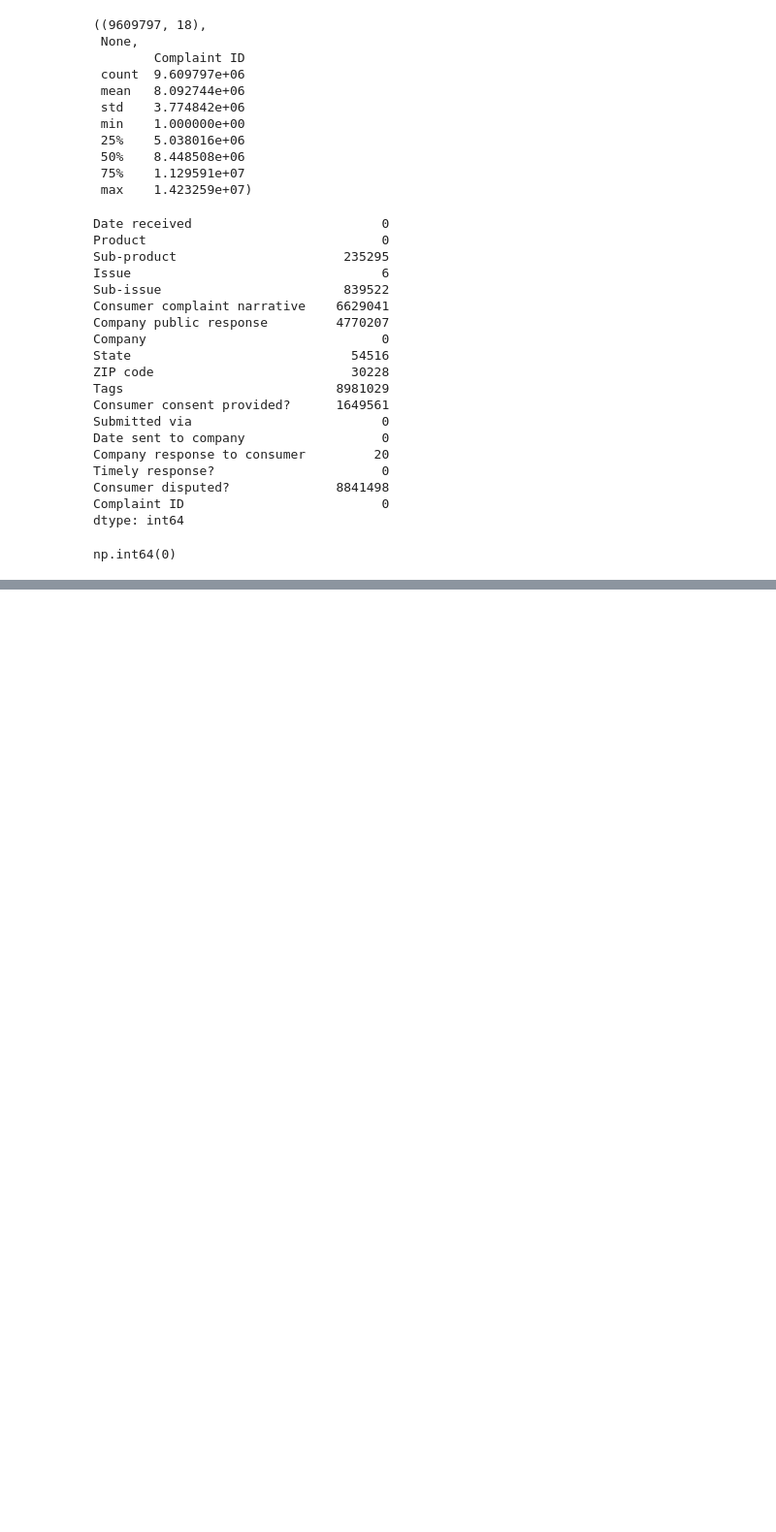
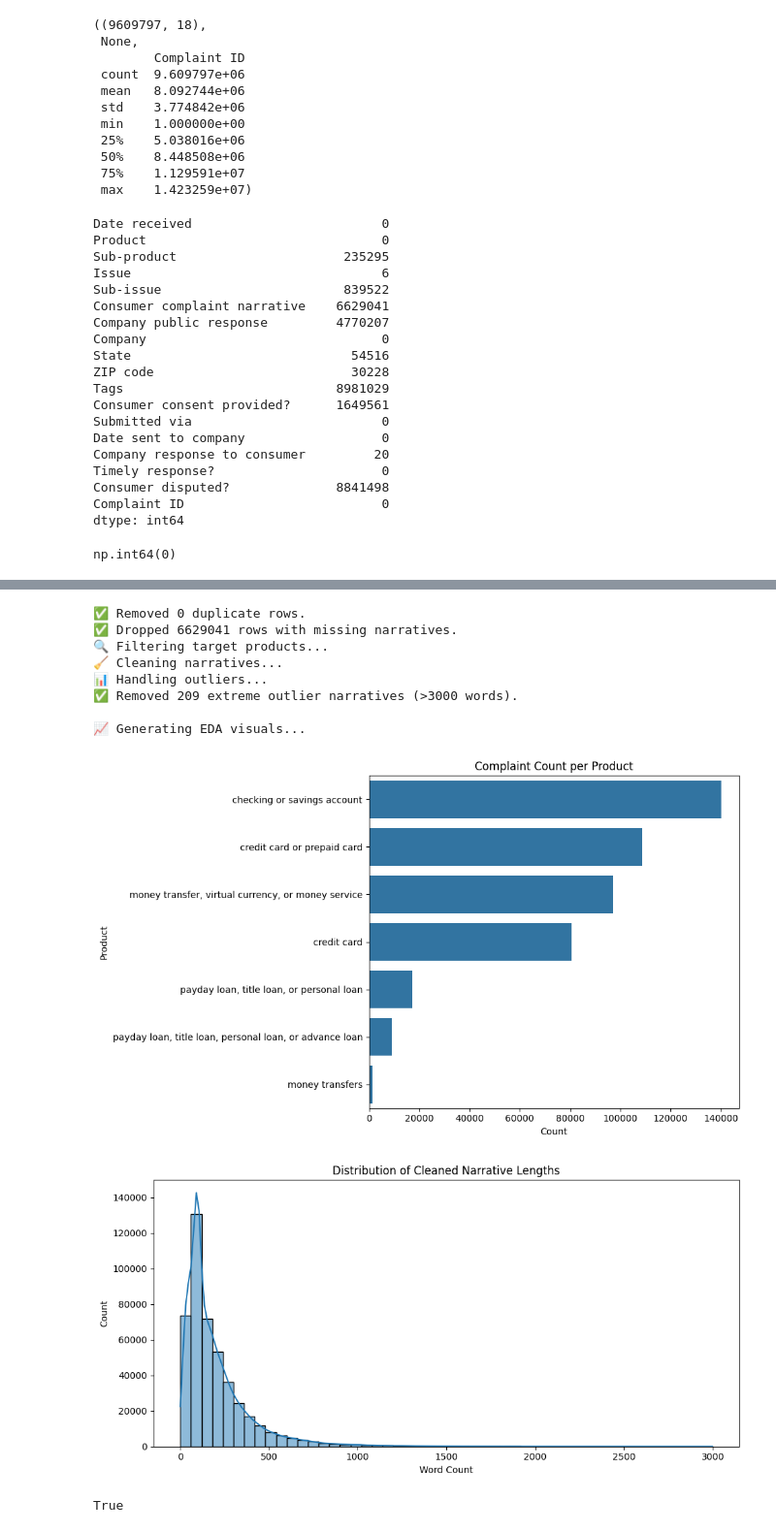
Before and after one commit to ayanasamuel8/complaint-analysis, a Jupyter notebook: notebooks/1.0-eda.ipynb, the cells around one changed output, grey strips where cells are left out. Shown at 97% size. Drawn from its saved outputs; the diff is of its cells as text; code cells hidden in the pictures; blank space fills up the shorter version.

```diff
--- a/notebooks/1.0-eda.ipynb
+++ b/notebooks/1.0-eda.ipynb
@@ -74,0 +168,14 @@ np.int64(0)
+# %%
+df_cleaned = run_pipeline(df)
+generate_visuals(df_cleaned)
+# %% [output]
+✅ Removed 0 duplicate rows.
+✅ Dropped 6629041 rows with missing narratives.
+🔍 Filtering target products...
+🧹 Cleaning narratives...
+📊 Handling outliers...
+✅ Removed 209 extreme outlier narratives (>3000 words).
+
+📈 Generating EDA visuals...
+[figure, added]
+[figure, added]
@@ -74,0 +187,4 @@ np.int64(0)
+# %%
+save_data(df_cleaned, PROCESSED_DATA_PATH)
+# %% [output]
+True
```
Also changed, not shown: parts of 9 cells of this notebook, 1 other file.
